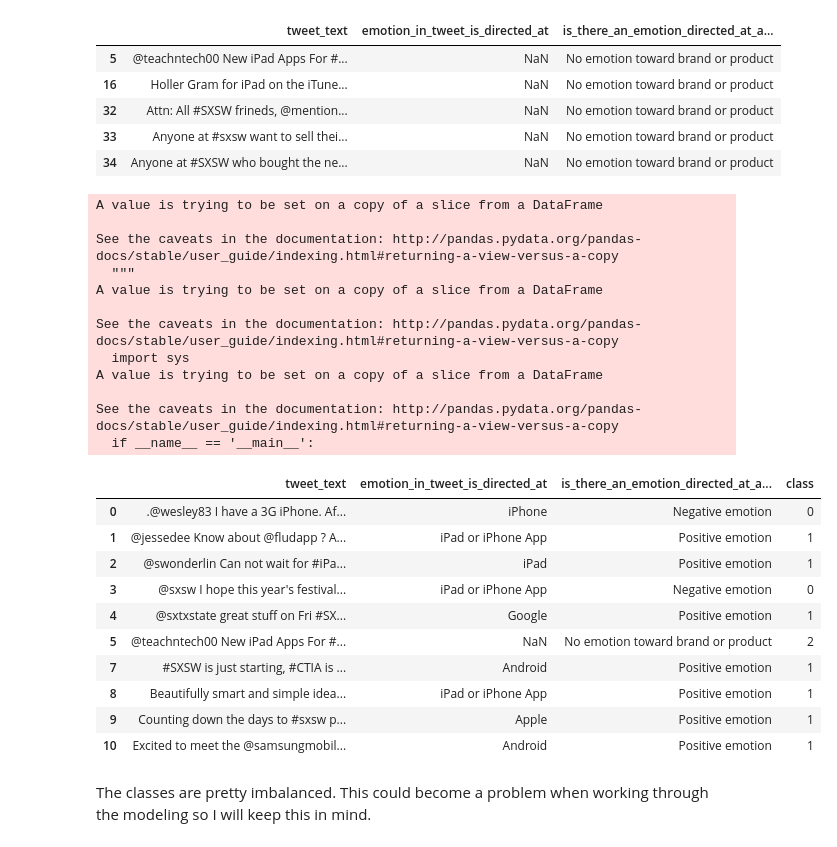
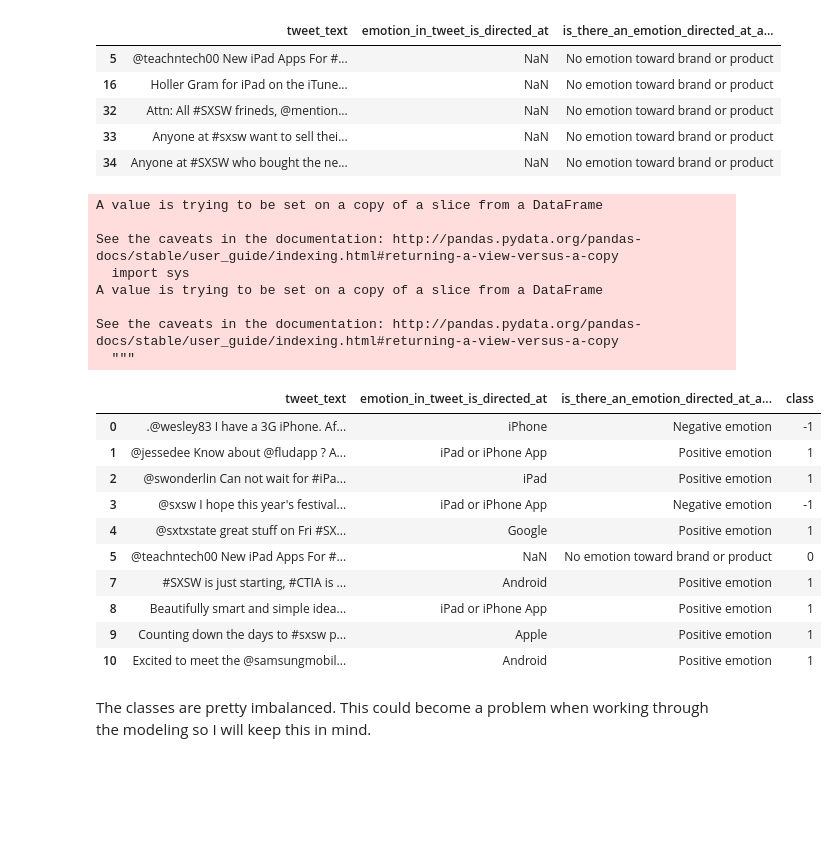
Before and after one commit to christisarv/NLP-sentiment-analysis, a Jupyter notebook: Data Exploration Notebook.ipynb, the cells around one changed output. Cells and saved outputs as stored; diff of their text form; code cells hidden in the pictures; blank space fills up the shorter version.

```diff
--- a/Data Exploration Notebook.ipynb
+++ b/Data Exploration Notebook.ipynb
@@ -109,35 +105,29 @@ ne_df.head()
 # %%
 #creating a new column for multiclass problem
 raw_data['class'] = 0
 for row in raw_data.index:
     if raw_data['is_there_an_emotion_directed_at_a_brand_or_product'][row] == 'Positive emotion':
         raw_data['class'][row] = 1
-    elif raw_data['is_there_an_emotion_directed_at_a_brand_or_product'][row] == 'No emotion toward brand or product':
-        raw_data['class'][row] = 2
-    elif raw_data['is_there_an_emotion_directed_at_a_brand_or_product'][row] == 'I can\'t tell':
-        raw_data['class'][row] = 2
+    elif raw_data['is_there_an_emotion_directed_at_a_brand_or_product'][row] == 'Negative emotion':
+        raw_data['class'][row] = -1
 
 raw_data.head(10)
 # %% [output]
-A value is trying to be set on a copy of a slice from a DataFrame
-
-See the caveats in the documentation: http://pandas.pydata.org/pandas-docs/stable/user_guide/indexing.html#returning-a-view-versus-a-copy
-  """
 A value is trying to be set on a copy of a slice from a DataFrame
 
 See the caveats in the documentation: http://pandas.pydata.org/pandas-docs/stable/user_guide/indexing.html#returning-a-view-versus-a-copy
   import sys
 A value is trying to be set on a copy of a slice from a DataFrame
 
 See the caveats in the documentation: http://pandas.pydata.org/pandas-docs/stable/user_guide/indexing.html#returning-a-view-versus-a-copy
-  if __name__ == '__main__':
+  """
 |  | tweet_text | emotion_in_tweet_is_directed_at | is_there_an_emotion_directed_at_a... | class |
-| 0 | .@wesley83 I have a 3G iPhone. Af... | iPhone | Negative emotion | 0 |
+| 0 | .@wesley83 I have a 3G iPhone. Af... | iPhone | Negative emotion | -1 |
 | 1 | @jessedee Know about @fludapp ? A... | iPad or iPhone App | Positive emotion | 1 |
 | 2 | @swonderlin Can not wait for #iPa... | iPad | Positive emotion | 1 |
-| 3 | @sxsw I hope this year's festival... | iPad or iPhone App | Negative emotion | 0 |
+| 3 | @sxsw I hope this year's festival... | iPad or iPhone App | Negative emotion | -1 |
 | 4 | @sxtxstate great stuff on Fri #SX... | Google | Positive emotion | 1 |
-| 5 | @teachntech00 New iPad Apps For #... | NaN | No emotion toward brand or product | 2 |
+| 5 | @teachntech00 New iPad Apps For #... | NaN | No emotion toward brand or product | 0 |
 | 7 | #SXSW is just starting, #CTIA is ... | Android | Positive emotion | 1 |
 | 8 | Beautifully smart and simple idea... | iPad or iPhone App | Positive emotion | 1 |
 | 9 | Counting down the days to #sxsw p... | Apple | Positive emotion | 1 |
```
Also changed, not shown: parts of 8 cells of this notebook.
